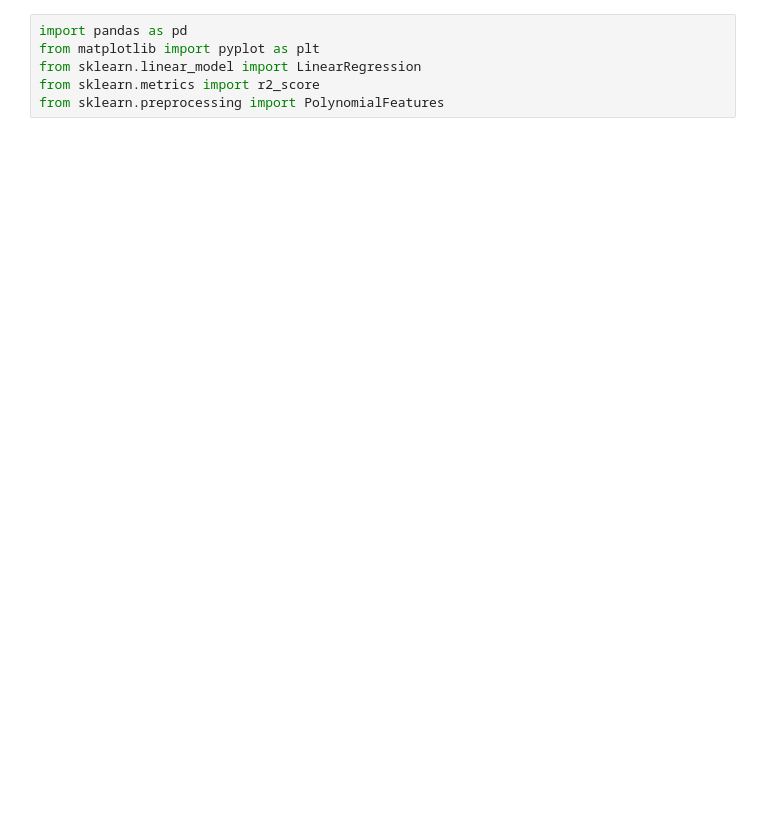
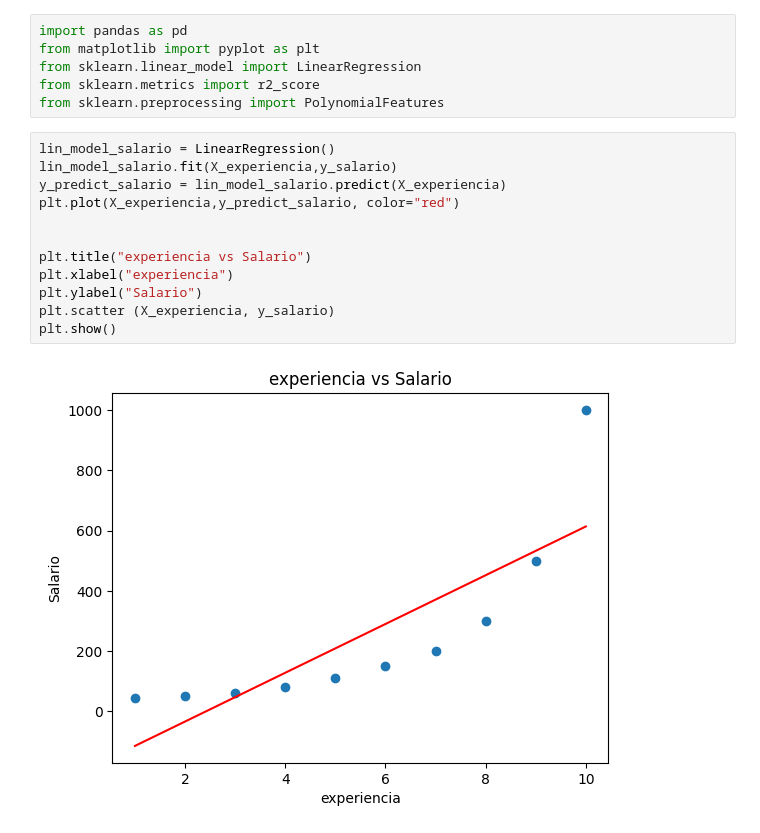
Before and after one commit to dGabo-jr/CURSOS-DE-PYTHON, a Jupyter notebook: Regresión_Polinomial.ipynb, the cells around one changed output. Cells and saved outputs as stored; diff of their text form; blank space fills up the shorter version.

```diff
--- a/Regresión_Polinomial.ipynb
+++ b/Regresión_Polinomial.ipynb
@@ -35,3 +35,17 @@ from matplotlib import pyplot as plt
 from sklearn.linear_model import LinearRegression
 from sklearn.metrics import r2_score
 from sklearn.preprocessing import PolynomialFeatures
+# %%
+lin_model_salario = LinearRegression()
+lin_model_salario.fit(X_experiencia,y_salario)
+y_predict_salario = lin_model_salario.predict(X_experiencia)
+plt.plot(X_experiencia,y_predict_salario, color="red")
+
+
+plt.title("experiencia vs Salario")
+plt.xlabel("experiencia")
+plt.ylabel("Salario")
+plt.scatter (X_experiencia, y_salario)
+plt.show()
+# %% [output]
+[figure, added]
```
Also changed, not shown: parts of 22 cells of this notebook.
